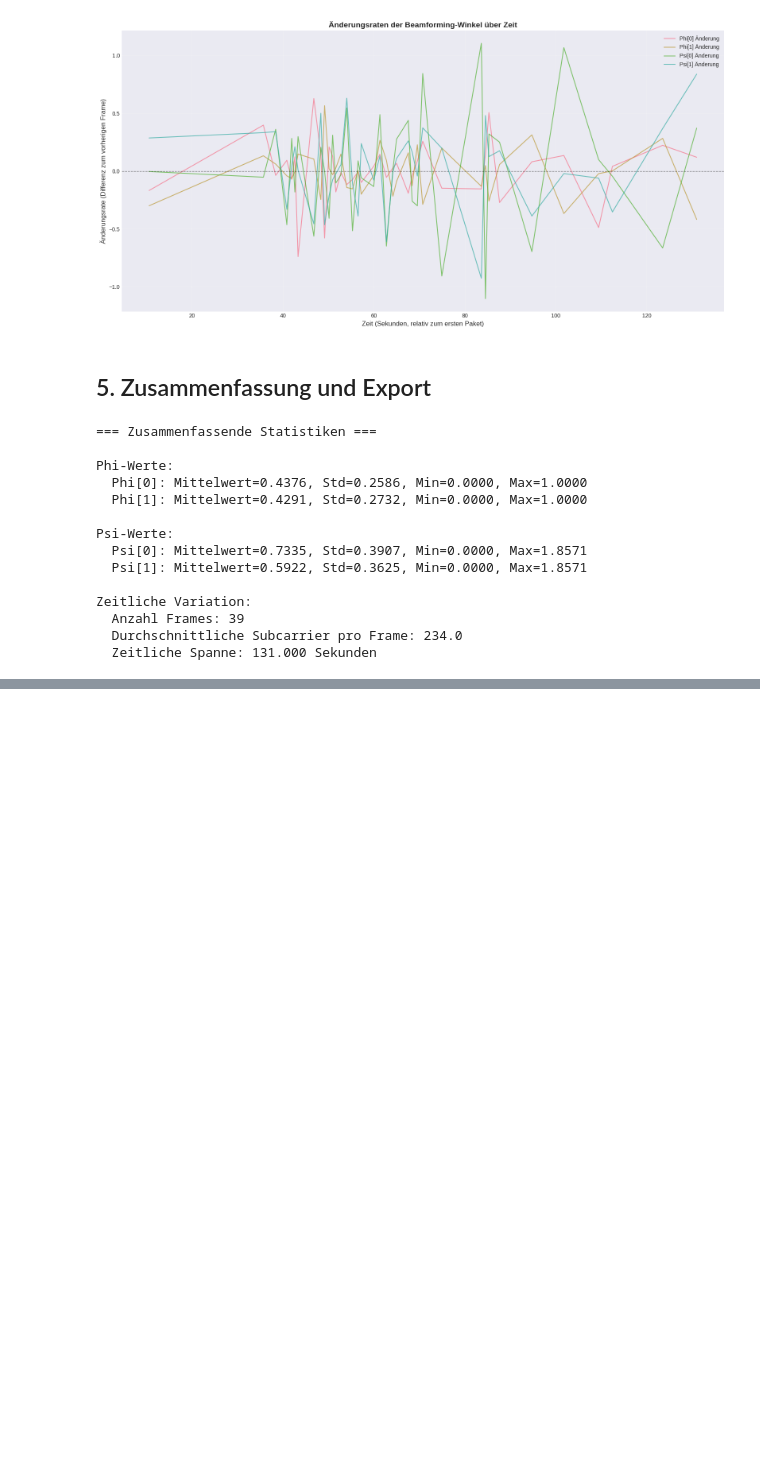
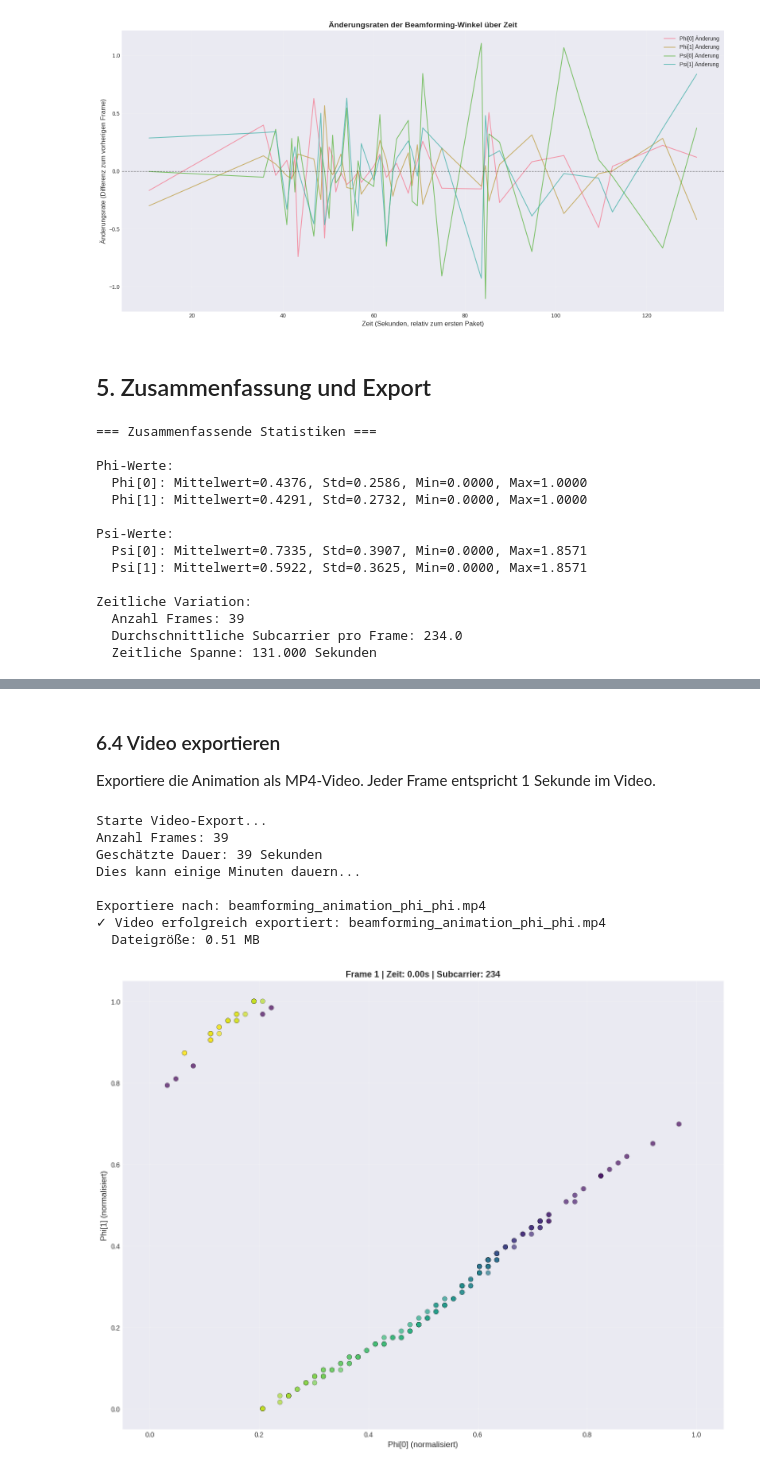
Before and after one commit to andibraeu/bfid-experiments, a Jupyter notebook: beamforming_extraction/analyze_beamforming.ipynb, the cells around one changed output, grey strips where cells are left out. Drawn from its saved outputs; the diff is of its cells as text; code cells hidden in the pictures; blank space fills up the shorter version.

```diff
--- a/beamforming_extraction/analyze_beamforming.ipynb
+++ b/beamforming_extraction/analyze_beamforming.ipynb
@@ -549,0 +800,55 @@ Zeitliche Variation:
+# %% [markdown]
+### 6.4 Video exportieren
+
+Exportiere die Animation als MP4-Video. Jeder Frame entspricht 1 Sekunde im Video.
+# %%
+# Video-Export: Phi[0] vs Phi[1]
+if ffmpeg_available:
+    print("Starte Video-Export...")
+    print(f"Anzahl Frames: {len(unique_frames)}")
+    print(f"Geschätzte Dauer: {len(unique_frames)} Sekunden")
+    print("Dies kann einige Minuten dauern...")
+
+    # Erstelle neue Figur für Video (kann andere Größe haben)
+    fig_video, ax_video = plt.subplots(figsize=(16, 12))
+    animate_func_video = create_animation_frame_func(ax_video, frames_data, view_type='phi_phi')
+
+    anim_video = animation.FuncAnimation(
+        fig_video,
+        animate_func_video,
+        frames=unique_frames,
+        interval=1000,
+        repeat=False,
+        blit=False
+    )
+
+    # Video-Writer konfigurieren
+    # fps=1 bedeutet 1 Frame pro Sekunde (entspricht 1 Nachricht pro Sekunde)
+    writer = FFMpegWriter(fps=1, bitrate=1800, codec='libx264')
+
+    output_file = 'beamforming_animation_phi_phi.mp4'
+    print(f"\nExportiere nach: {output_file}")
+
+    try:
+        anim_video.save(output_file, writer=writer, dpi=100)
+        print(f"✓ Video erfolgreich exportiert: {output_file}")
+        print(f"  Dateigröße: {Path(output_file).stat().st_size / (1024*1024):.2f} MB")
+    except Exception as e:
+        print(f"✗ Fehler beim Video-Export: {e}")
+        print("Mögliche Ursachen:")
+        print("  - ffmpeg nicht korrekt installiert")
+        print("  - Fehlende Codecs")
+        print("  - Unzureichender Speicherplatz")
+else:
+    print("Video-Export übersprungen: ffmpeg nicht verfügbar")
+    print("\nAlternative: GIF-Export (siehe nächste Zelle)")
+# %% [output]
+Starte Video-Export...
+Anzahl Frames: 39
+Geschätzte Dauer: 39 Sekunden
+Dies kann einige Minuten dauern...
+
+Exportiere nach: beamforming_animation_phi_phi.mp4
+✓ Video erfolgreich exportiert: beamforming_animation_phi_phi.mp4
+  Dateigröße: 0.51 MB
+[figure, added]
```
Also changed, not shown: parts of 12 cells of this notebook, 1 other file.
